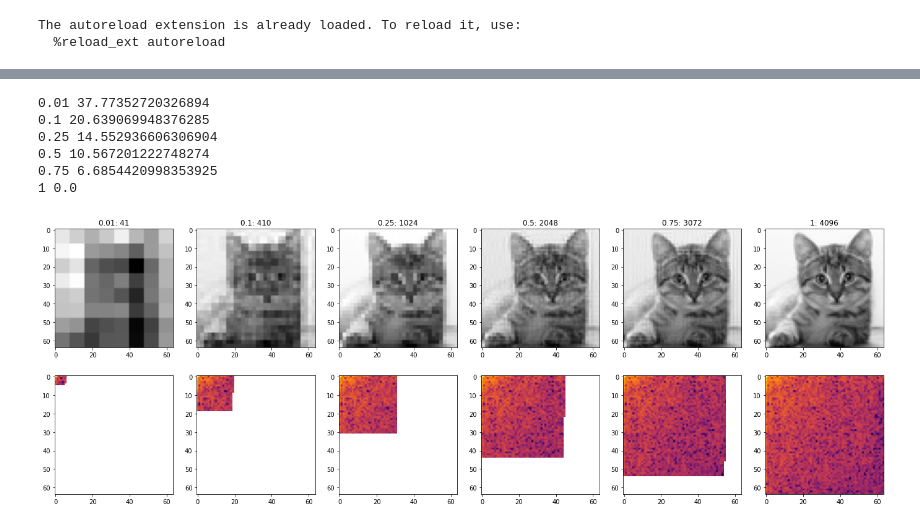
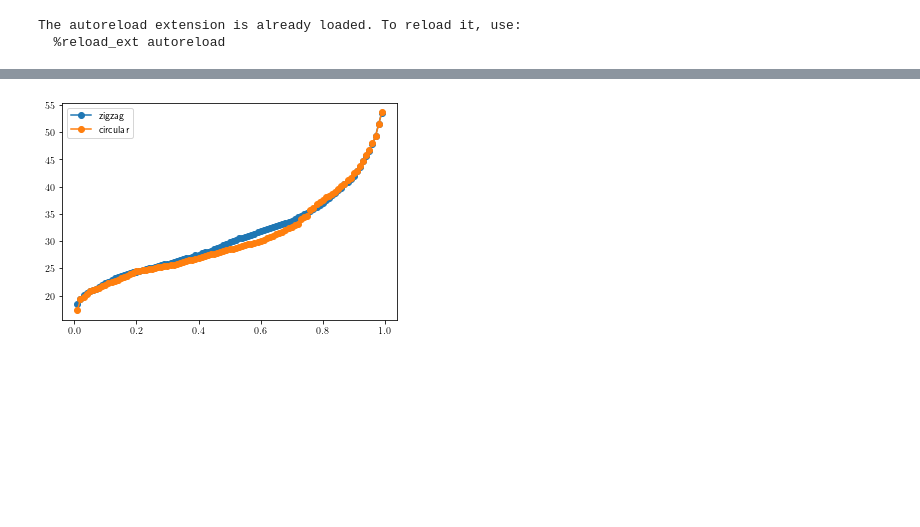
Before and after one commit to rstanuwijaya/jensen-lab-analysis, a Jupyter notebook: notebooks/gdi.ipynb, the cells around one changed output, grey strips where cells are left out. Cells and saved outputs as stored; diff of their text form; code cells hidden in the pictures; blank space fills up the shorter version.

```diff
--- a/notebooks/gdi.ipynb
+++ b/notebooks/gdi.ipynb
@@ -96,28 +168,8 @@ plt.show()
-# %%
-# try different number of filters
-path = '../common/cat.png'
-shape = (64, 64)
-
-fig, axs = plt.subplots(nrows=2, ncols=6, figsize=(24, 8))
-
-for i, w in enumerate([0.01, 0.10, 0.25, 0.5, 0.75, 1]):
-    sim = GhostSimulator(path, shape, w*shape[0]*shape[1], method='square')
-    cnt = sim.run_simulation()
-    G2, I = sim.G2, sim.I
-
-    axs[0, i].set_title(f'{w}: {cnt}')
-    axs[0, i].imshow(G2, cmap='gray')
-    axs[1, i].imshow(np.log(np.abs(I), where=np.abs(I)>0), cmap='inferno')
-
-    rmse = sim.calc_rmse()
-    print(w, rmse)
-
-plt.show()
-# %% [output]
-0.01 37.77352720326894
-0.1 20.639069948376285
-0.25 14.552936606306904
-0.5 10.567201222748274
-0.75 6.6854420998353925
-1 0.0
-[figure, removed]
+# %%
+for key in psnrs:
+    plt.plot(M_ratios, psnrs[key], 'o-', label=key)
+
+plt.legend()
+plt.show()
+# %% [output]
+[figure, added]
```
Also changed, not shown: parts of 7 cells of this notebook, 1 other file.
